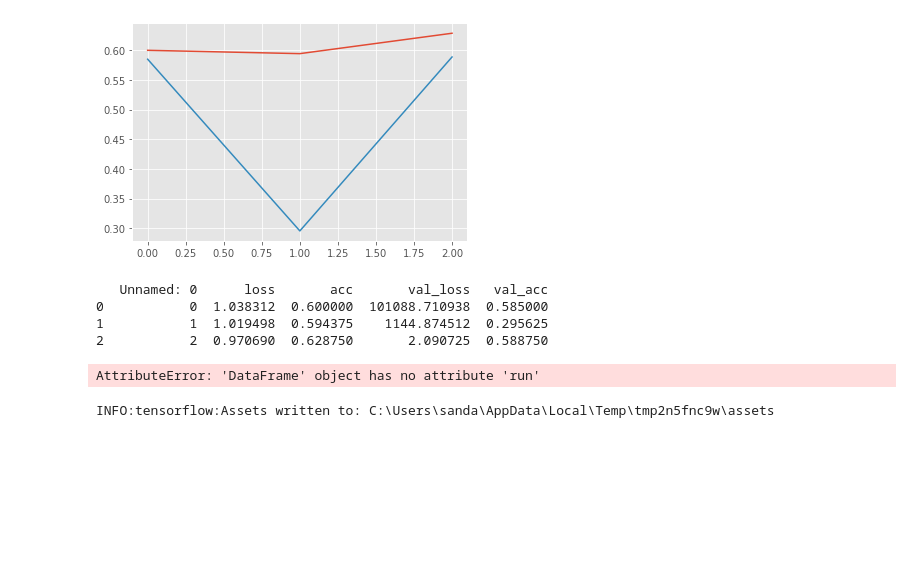
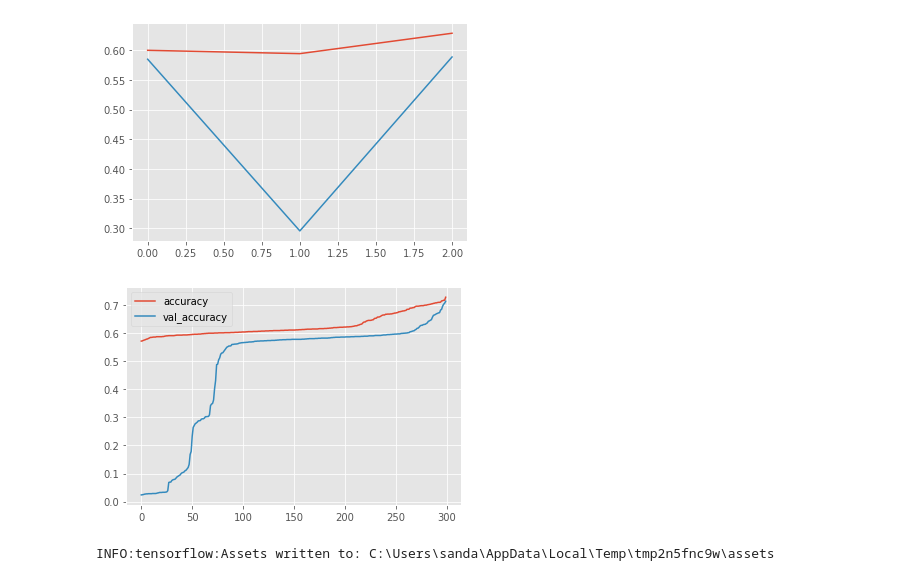
Before and after one commit to Orion1071/ecg_project_2, a Jupyter notebook: cnn_ecg_keras/CNNforECGclassification_model.ipynb, the cells around one changed output. Drawn from its saved outputs; the diff is of its cells as text; code cells hidden in the pictures; blank space fills up the shorter version.

```diff
--- a/cnn_ecg_keras/CNNforECGclassification_model.ipynb
+++ b/cnn_ecg_keras/CNNforECGclassification_model.ipynb
@@ -367,25 +367,3 @@ def smoothcols(df, cols):
         df_sm[c]  = lowess(df[c].values, x, frac = lfrac)[:,1]
 
     return df_sm
-# %%
-# Read h file
-h = pd.read_csv('history.csv')
-print(h.run)
-# Make a list of data frames and apply some smoothing
-runs = list(reversed(list(h.run.unique()))) # different model conditions (pick reversed order)
-
-cols_to_sm = list(h.columns)[2:] # columns for smoothing
-
-h_list = [] # store the model results
-name_list = [] # store the model conditions
-for run in runs:
-    df = h[h.run == run]
-    df_sm = smoothcols(df, cols_to_sm)
-    h_list.append(df_sm)
-    name_list.append(run)
-# %% [output]
-   Unnamed: 0      loss       acc       val_loss   val_acc
-0           0  1.038312  0.600000  101088.710938  0.585000
-1           1  1.019498  0.594375    1144.874512  0.295625
-2           2  0.970690  0.628750       2.090725  0.588750
-AttributeError: 'DataFrame' object has no attribute 'run'
@@ -424,3 +370,11 @@ fig.savefig('physionet_history.png', bbox_inches = 'tight', dpi = 150)
+# %%
+h = pd.read_csv("/Users/macbookpro/Documents/ecg_project_2/cnn_ecg_keras/history.csv")
+plt.plot(np.sort(h.acc), label='accuracy')
+plt.plot(np.sort(h.val_acc), label='val_accuracy')
+plt.legend()
+plt.show()
+# %% [output]
+[figure, added]
 # %%
 def representative_dataset():
     for _ in range(100):
```
Also changed, not shown: parts of 1 cell of this notebook, 2 other files.
